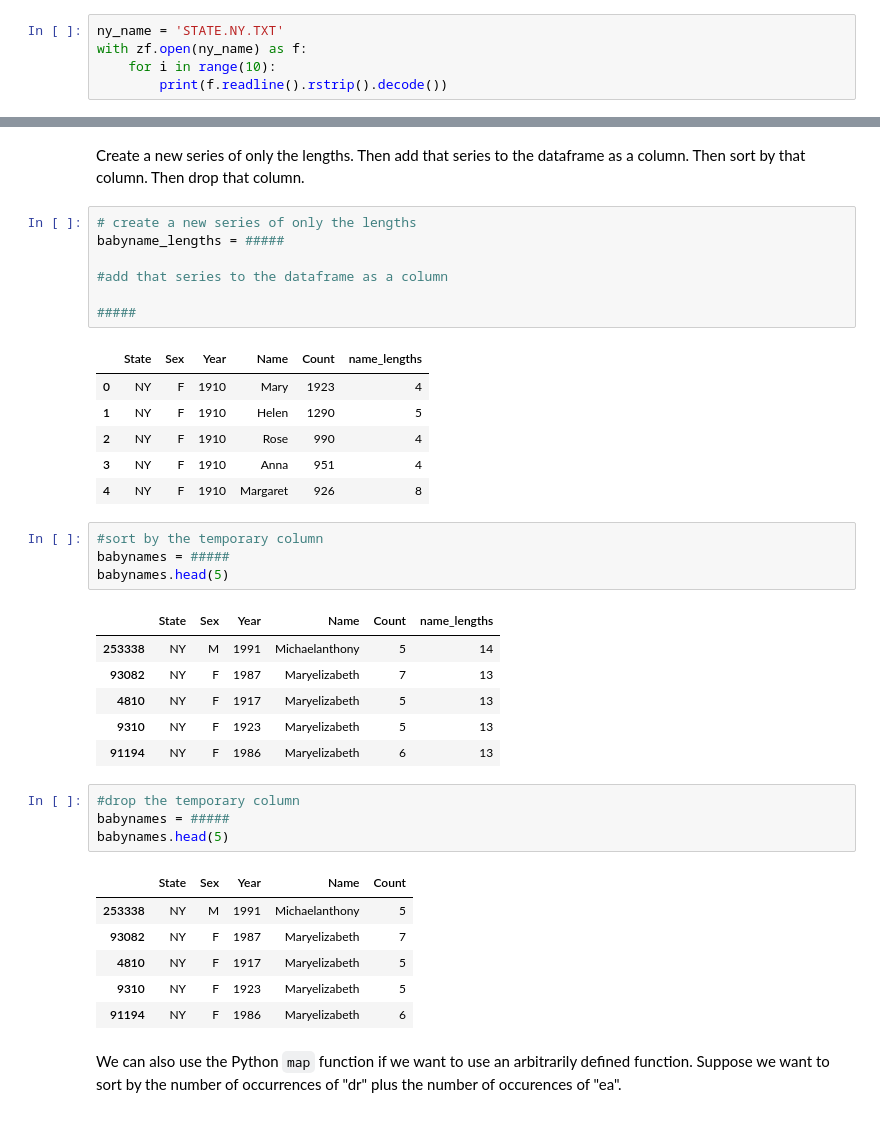
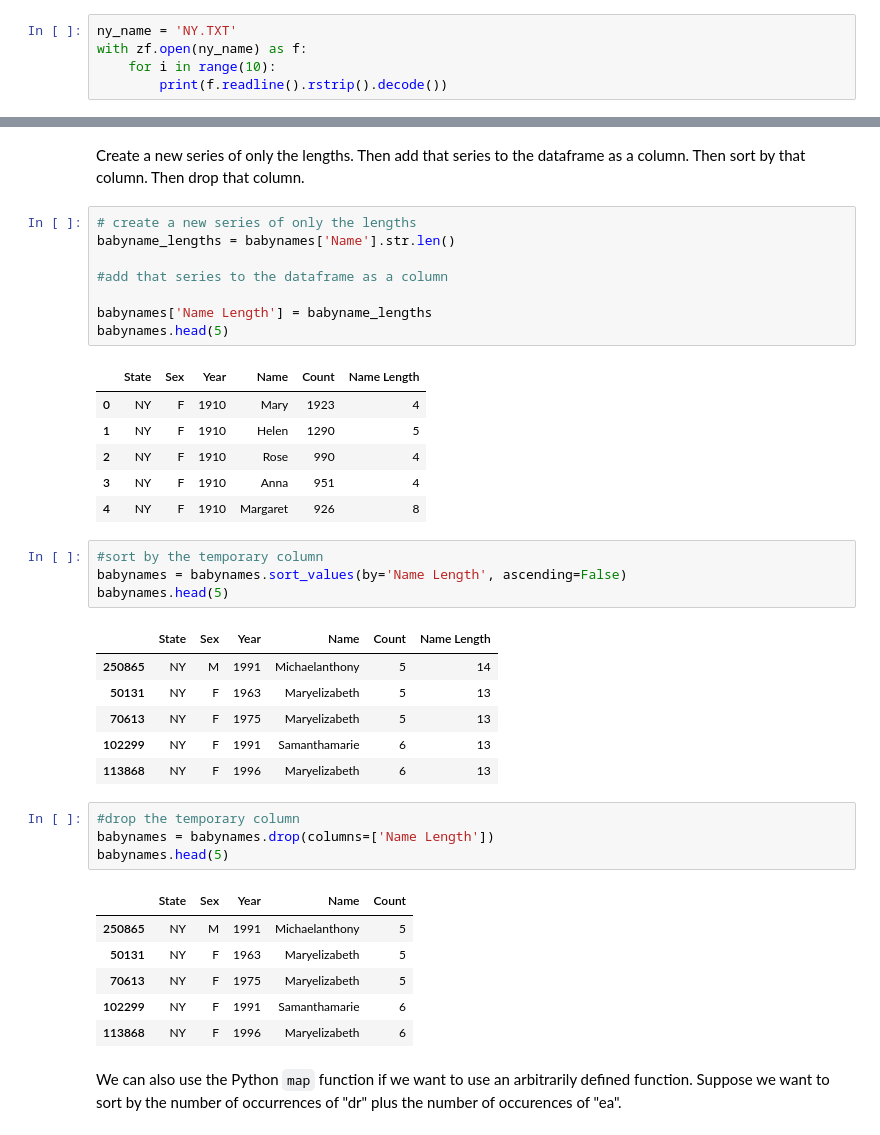
Before and after one commit to BeomSoo-Ann/DataViz, a Jupyter notebook: lec7/swcon425-lec07-pandas-2-lab.ipynb, the cells around one changed output, grey strips where cells are left out. Drawn from its saved outputs; the diff is of its cells as text.

```diff
--- a/lec7/swcon425-lec07-pandas-2-lab.ipynb
+++ b/lec7/swcon425-lec07-pandas-2-lab.ipynb
@@ -55,7 +55,7 @@ To keep the data small enough to avoid crashing datahub, we're going to look at
 
 Let's have a look at the New York data, it should give us an idea about the structure of the whole thing:
 # %%
-ny_name = 'STATE.NY.TXT'
+ny_name = 'NY.TXT'
 with zf.open(ny_name) as f:
     for i in range(10):
         print(f.readline().rstrip().decode())
@@ -392,13 +382,14 @@ babynames.iloc[[i for i, m in sorted(enumerate(babynames['Name']), key=lambda x:
 Create a new series of only the lengths. Then add that series to the dataframe as a column. Then sort by that column. Then drop that column.
 # %%
 # create a new series of only the lengths
-babyname_lengths = #####
+babyname_lengths = babynames['Name'].str.len()
 
 #add that series to the dataframe as a column
 
-#####
+babynames['Name Length'] = babyname_lengths
+babynames.head(5)
 # %% [output]
-|  | State | Sex | Year | Name | Count | name_lengths |
+|  | State | Sex | Year | Name | Count | Name Length |
 | 0 | NY | F | 1910 | Mary | 1923 | 4 |
 | 1 | NY | F | 1910 | Helen | 1290 | 5 |
 | 2 | NY | F | 1910 | Rose | 990 | 4 |
@@ -406,26 +397,26 @@ babyname_lengths = #####
 | 4 | NY | F | 1910 | Margaret | 926 | 8 |
 # %%
 #sort by the temporary column
-babynames = #####
+babynames = babynames.sort_values(by='Name Length', ascending=False)
 babynames.head(5)
 # %% [output]
-|  | State | Sex | Year | Name | Count | name_lengths |
-| 253338 | NY | M | 1991 | Michaelanthony | 5 | 14 |
-| 93082 | NY | F | 1987 | Maryelizabeth | 7 | 13 |
-| 4810 | NY | F | 1917 | Maryelizabeth | 5 | 13 |
-| 9310 | NY | F | 1923 | Maryelizabeth | 5 | 13 |
-| 91194 | NY | F | 1986 | Maryelizabeth | 6 | 13 |
+|  | State | Sex | Year | Name | Count | Name Length |
+| 250865 | NY | M | 1991 | Michaelanthony | 5 | 14 |
+| 50131 | NY | F | 1963 | Maryelizabeth | 5 | 13 |
+| 70613 | NY | F | 1975 | Maryelizabeth | 5 | 13 |
+| 102299 | NY | F | 1991 | Samanthamarie | 6 | 13 |
+| 113868 | NY | F | 1996 | Maryelizabeth | 6 | 13 |
 # %%
 #drop the temporary column
-babynames = #####
+babynames = babynames.drop(columns=['Name Length'])
 babynames.head(5)
 # %% [output]
 |  | State | Sex | Year | Name | Count |
-| 253338 | NY | M | 1991 | Michaelanthony | 5 |
-| 93082 | NY | F | 1987 | Maryelizabeth | 7 |
-| 4810 | NY | F | 1917 | Maryelizabeth | 5 |
-| 9310 | NY | F | 1923 | Maryelizabeth | 5 |
-| 91194 | NY | F | 1986 | Maryelizabeth | 6 |
+| 250865 | NY | M | 1991 | Michaelanthony | 5 |
+| 50131 | NY | F | 1963 | Maryelizabeth | 5 |
+| 70613 | NY | F | 1975 | Maryelizabeth | 5 |
+| 102299 | NY | F | 1991 | Samanthamarie | 6 |
+| 113868 | NY | F | 1996 | Maryelizabeth | 6 |
 # %% [markdown]
 We can also use the Python `map` function if we want to use an arbitrarily defined function. Suppose we want to sort by the number of occurrences of "dr" plus the number of occurences of "ea".
 # %%
```
Also changed, not shown: parts of 29 cells of this notebook.
